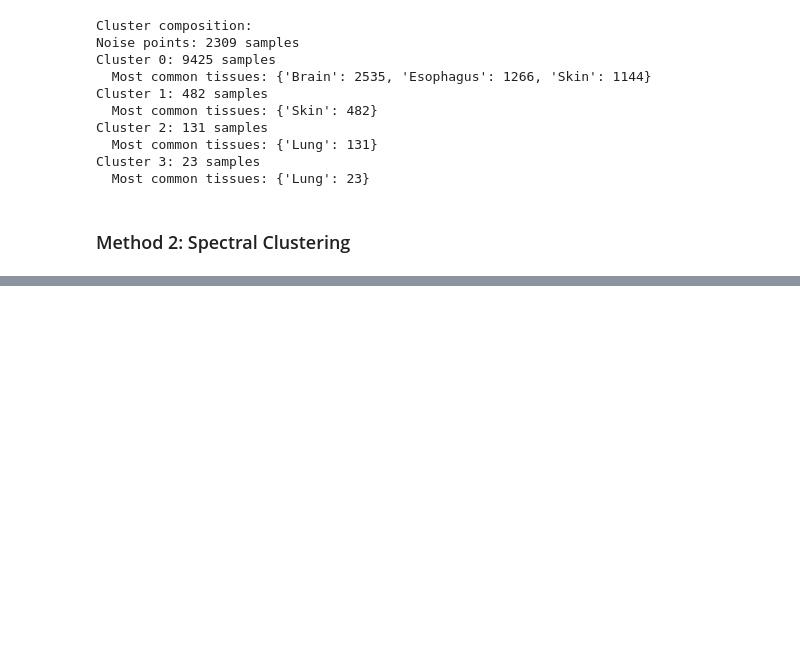
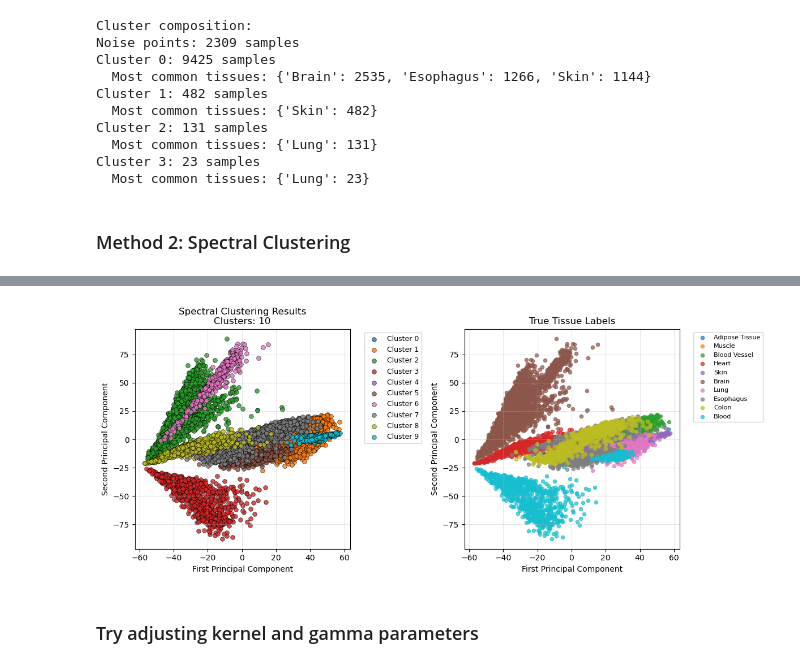
Before and after one commit to emilyekstrum/cu-cpbs-7602, a Jupyter notebook: assignment01/cluster_analysis.ipynb, the cells around one changed output, grey strips where cells are left out. Drawn from its saved outputs; the diff is of its cells as text; code cells hidden in the pictures; blank space fills up the shorter version.

Commit message:
add spectral clustering analysis

```diff
--- a/assignment01/cluster_analysis.ipynb
+++ b/assignment01/cluster_analysis.ipynb
@@ -313,3 +328,12 @@ Cluster 3: 23 samples
   Most common tissues: {'Lung': 23}
 # %% [markdown]
 ### Method 2: Spectral Clustering
+# %%
+# spectral clustering
+spectral = SpectralClustering(n_clusters=10, affinity='nearest_neighbors', random_state=42)
+spectral_labels = spectral.fit_predict(df_features)
+print(f"\nSpectral Clustering Results:")
+print(f'Est. number of clusters: {len(set(spectral_labels))}')
+cluster_counts = Counter(spectral_labels)
+for cluster_id, count in cluster_counts.items():
+    print(f"Cluster {cluster_id}: {count} samples")
@@ -315,0 +353,46 @@ Cluster 3: 23 samples
+# %%
+# visualize Spectral Clustering result using PCA dimensionality reduction
+pca = PCA(n_components=2, random_state=42)
+df_pca = pca.fit_transform(df_features)
+
+plt.figure(figsize=(12, 5))
+
+# clustering results - color by cluster
+plt.subplot(1, 2, 1)
+unique_labels_spectral = set(spectral_labels)
+n_clusters_spectral = len(unique_labels_spectral)
+# colors for each cluster
+cluster_colors_spectral = plt.cm.tab10(np.linspace(0, 1, max(10, n_clusters_spectral)))
+for i, k in enumerate(sorted(unique_labels_spectral)):
+    class_member_mask = (spectral_labels == k)
+    xy = df_pca[class_member_mask]
+    color_idx = k % len(cluster_colors_spectral)
+    plt.scatter(xy[:, 0], xy[:, 1], c=[cluster_colors_spectral[color_idx]], marker='o',
+               s=30, alpha=0.8, label=f'Cluster {k}', edgecolors='black', linewidth=0.5)
+plt.title(f'Spectral Clustering Results\nClusters: {n_clusters_spectral}')
+plt.xlabel('First Principal Component')
+plt.ylabel('Second Principal Component')
+plt.legend(bbox_to_anchor=(1.05, 1), loc='upper left', fontsize=9)
+plt.grid(True, alpha=0.3)
+
+# ground truth tissue plot
+plt.subplot(1, 2, 2)
+unique_tissues = tissue_labels.unique()
+tissue_colors = plt.cm.tab10(np.linspace(0, 1, len(unique_tissues)))
+for i, tissue in enumerate(unique_tissues):
+    tissue_mask = (tissue_labels == tissue)
+    xy = df_pca[tissue_mask]
+    plt.scatter(xy[:, 0], xy[:, 1], c=[tissue_colors[i]], marker='o', s=20, alpha=0.7, label=tissue)
+
+plt.title('True Tissue Labels')
+plt.xlabel('First Principal Component')
+plt.ylabel('Second Principal Component')
+plt.legend(bbox_to_anchor=(1.05, 1), loc='upper left', fontsize=8)
+plt.grid(True, alpha=0.3)
+
+plt.tight_layout()
+plt.show()
+# %% [output]
+[figure, added]
+# %% [markdown]
+### Try adjusting kernel and gamma parameters
```
Also changed, not shown: parts of 10 cells of this notebook.
